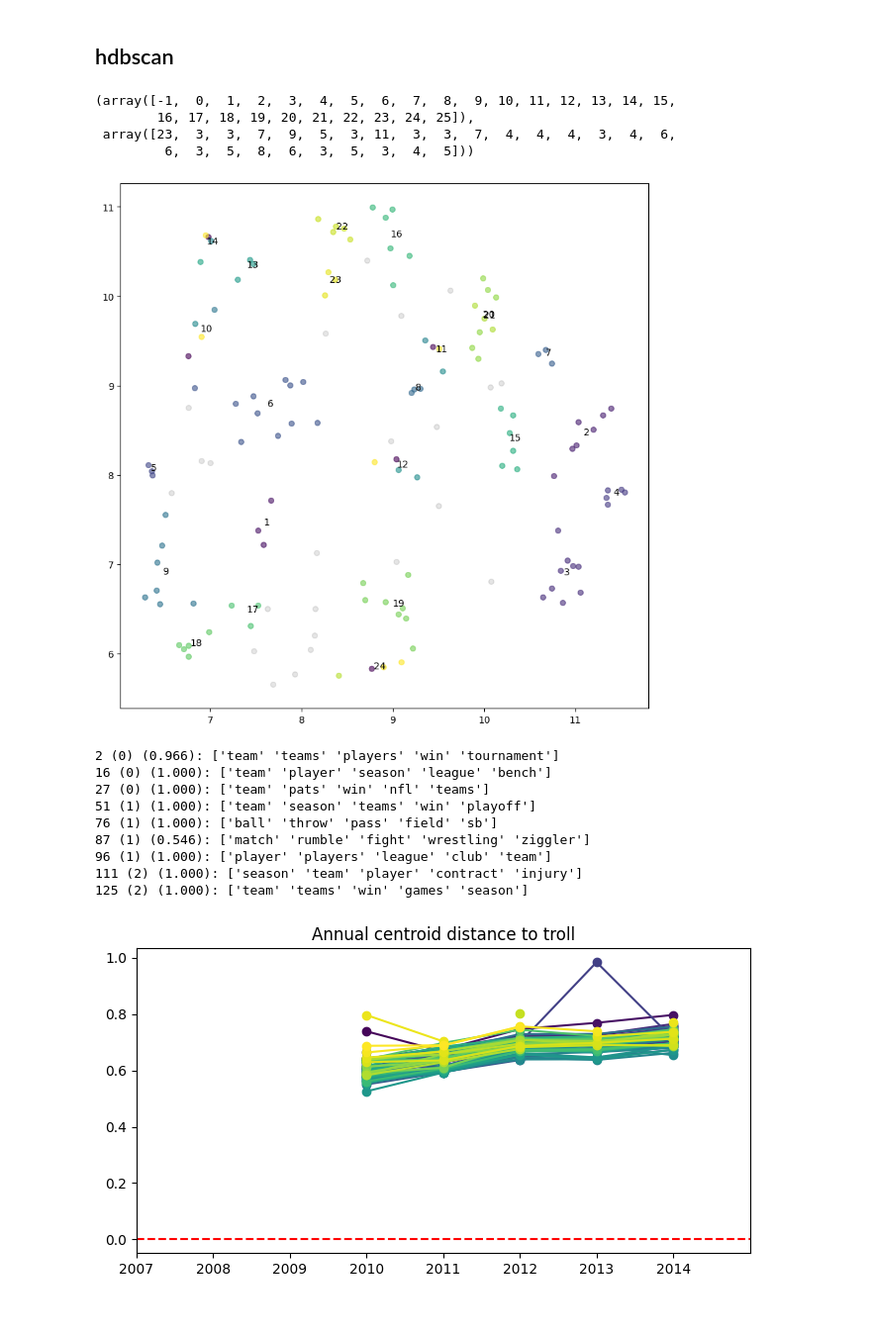
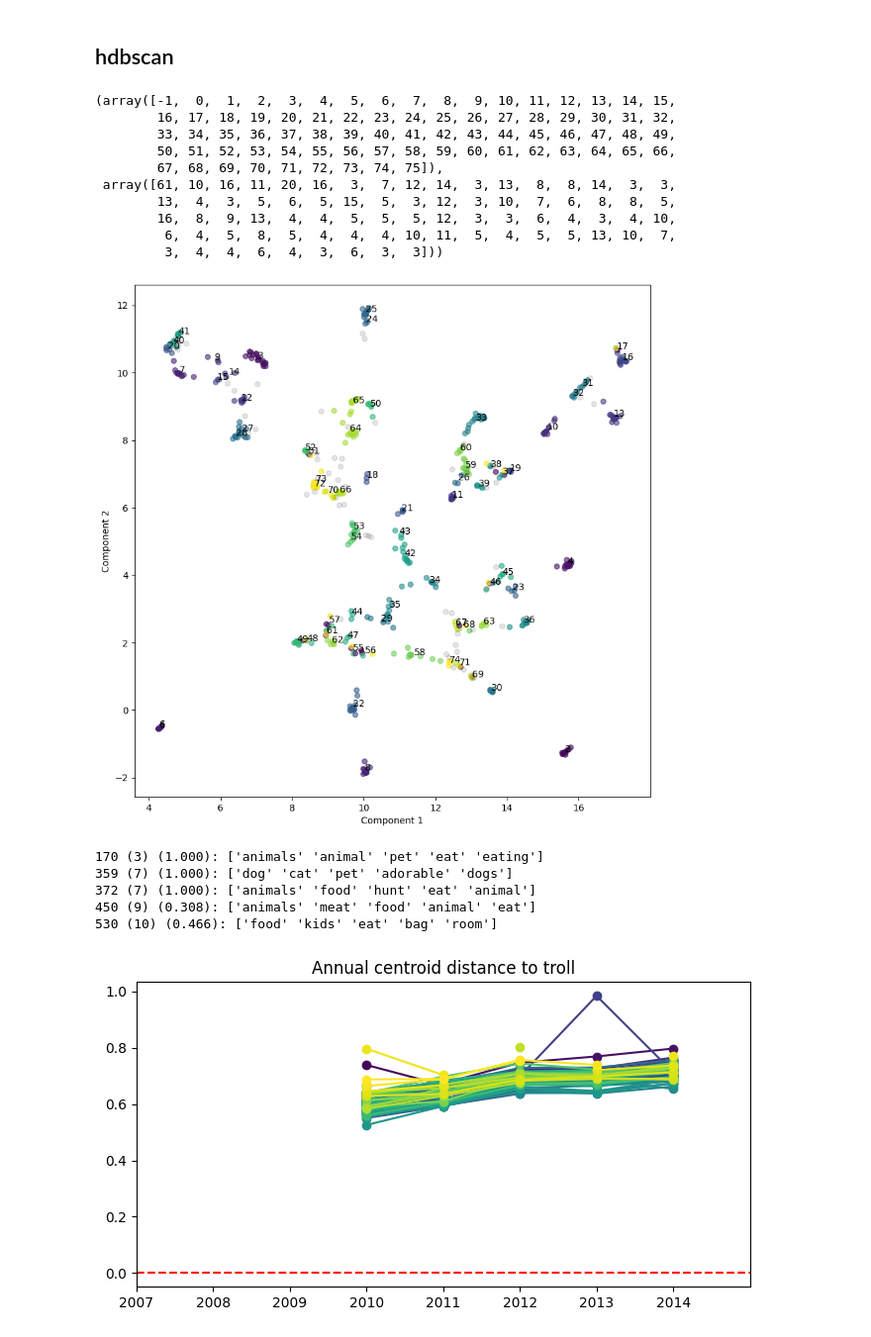
Before and after one commit to stmorse/dtm, a Jupyter notebook: notebooks/sandbox.ipynb, the cells around one changed output. Shown at 99% size. Saved outputs shown, nothing was run; the diff lists cells and outputs as text; code cells hidden in the pictures.

```diff
--- a/notebooks/sandbox.ipynb
+++ b/notebooks/sandbox.ipynb
@@ -69,10 +83,10 @@ from scipy.spatial.distance import pdist, squareform
 # %%
 base_path = '/sciclone/geograd/stmorse/reddit/mbkm_50'
 # %%
-start_year = 2015
+start_year = 2007
 end_year = 2015
 start_month = 1
-end_month = 3
+end_month = 12
 
 years = [str(y) for y in range(start_year, end_year+1)]
 months = [f'{m:02}' for m in range(start_month, end_month+1)]
@@ -312,49 +326,55 @@ hdbs.fit(Cu)
 np.unique(hdbs.labels_, return_counts=True)
 # %% [output]
 (array([-1,  0,  1,  2,  3,  4,  5,  6,  7,  8,  9, 10, 11, 12, 13, 14, 15,
-        16, 17, 18, 19, 20, 21, 22, 23, 24, 25]),
- array([23,  3,  3,  7,  9,  5,  3, 11,  3,  3,  7,  4,  4,  4,  3,  4,  6,
-         6,  3,  5,  8,  6,  3,  5,  3,  4,  5]))
+        16, 17, 18, 19, 20, 21, 22, 23, 24, 25, 26, 27, 28, 29, 30, 31, 32,
+        33, 34, 35, 36, 37, 38, 39, 40, 41, 42, 43, 44, 45, 46, 47, 48, 49,
+        50, 51, 52, 53, 54, 55, 56, 57, 58, 59, 60, 61, 62, 63, 64, 65, 66,
+        67, 68, 69, 70, 71, 72, 73, 74, 75]),
+ array([61, 10, 16, 11, 20, 16,  3,  7, 12, 14,  3, 13,  8,  8, 14,  3,  3,
+        13,  4,  3,  5,  6,  5, 15,  5,  3, 12,  3, 10,  7,  6,  8,  8,  5,
+        16,  8,  9, 13,  4,  4,  5,  5,  5, 12,  3,  3,  6,  4,  3,  4, 10,
+         6,  4,  5,  8,  5,  4,  4,  4, 10, 11,  5,  4,  5,  5, 13, 10,  7,
+         3,  4,  4,  6,  4,  3,  6,  3,  3]))
 # %%
 fig, ax = plt.subplots(1,1, figsize=(10,10))
 
 n_clusters = np.amax(hdbs.labels_)
 colors = plt.cm.viridis(np.linspace(0, 1, n_clusters))
 
-for k in range(1, n_clusters):
+# NOTE: skip outlier for viz
+for k in range(2, n_clusters):
     idx = np.where(hdbs.labels_ == k)[0]
 
     if len(idx) < 2:
         continue
 
     ax.scatter(Cu2d[idx,0], Cu2d[idx,1], s=30, c=colors[k], alpha=0.6, label=k)
 
     centroid = np.average(Cu2d[idx,:], axis=0)
     ax.text(centroid[0], centroid[1], k)
 
 # plot uncategorized
 idx = np.where(hdbs.labels_ == -1)[0]
 ax.scatter(Cu2d[idx, 0], Cu2d[idx, 1], s=30, c='k', alpha=0.1)
 
+ax.set_xlabel('Component 1')
+ax.set_ylabel('Component 2')
+
 plt.show()
 # %% [output]
-[figure, old version]
+[figure, new version]
 # %%
-coi = 3
+coi = 23
 
 idx = np.where(hdbs.labels_ == coi)[0]
 for x in idx:
     print(f'{x} ({x // 50}) ({hdbs.probabilities_[x]:.3f}): {T[x][:5]}')
 # %% [output]
-2 (0) (0.966): ['team' 'teams' 'players' 'win' 'tournament']
-16 (0) (1.000): ['team' 'player' 'season' 'league' 'bench']
-27 (0) (1.000): ['team' 'pats' 'win' 'nfl' 'teams']
-51 (1) (1.000): ['team' 'season' 'teams' 'win' 'playoff']
-76 (1) (1.000): ['ball' 'throw' 'pass' 'field' 'sb']
-87 (1) (0.546): ['match' 'rumble' 'fight' 'wrestling' 'ziggler']
-96 (1) (1.000): ['player' 'players' 'league' 'club' 'team']
-111 (2) (1.000): ['season' 'team' 'player' 'contract' 'injury']
-125 (2) (1.000): ['team' 'teams' 'win' 'games' 'season']
+170 (3) (1.000): ['animals' 'animal' 'pet' 'eat' 'eating']
+359 (7) (1.000): ['dog' 'cat' 'pet' 'adorable' 'dogs']
+372 (7) (1.000): ['animals' 'food' 'hunt' 'eat' 'animal']
+450 (9) (0.308): ['animals' 'meat' 'food' 'animal' 'eat']
+530 (10) (0.466): ['food' 'kids' 'eat' 'bag' 'room']
 # %%
 # check if cluster centroids are growing closer to each other
 coi_a = 0
```
Also changed, not shown: parts of 6 cells of this notebook, 9 other files.
